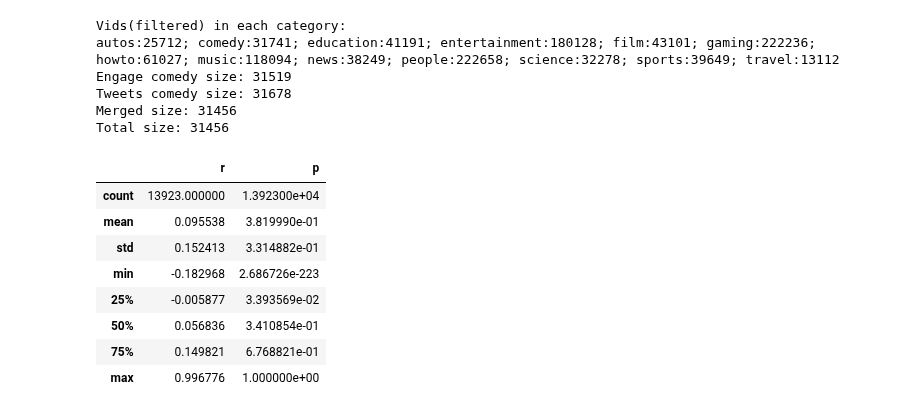
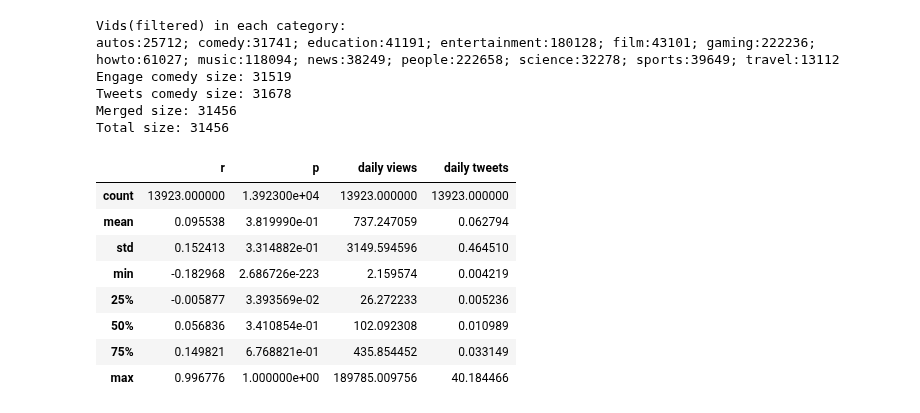
Before and after one commit to septasset/hip-popularity, a Jupyter notebook: data_analysis/engage16_temporal_views_promotion_long-term.ipynb, the cells around one changed output. Saved outputs shown, nothing was run; the diff lists cells and outputs as text; code cells hidden in the pictures.

```diff
--- a/data_analysis/engage16_temporal_views_promotion_long-term.ipynb
+++ b/data_analysis/engage16_temporal_views_promotion_long-term.ipynb
@@ -15,9 +15,13 @@ from tqdm import tqdm
 
 from util_read import engage_read, read_vids, engage_tweets_read, merge_engage_tweets, engage_metadata, compute_period_daily
 # %%
-file_vids_filter_all = "C:/Users/u6314203/pyProjects/hip-popularity/data/engage16/filtered/vids_filter_all.csv"
-engage_dataset_base = "G:/MLCV dataset/engagement'16/tweeted_videos"
-tweets_dataset_base = "G:/MLCV dataset/engagement'16/tweets_dataset_fixTZ"
+file_vids_filter_all = "/home/users/u6314203/pyProject/hip-popularity/data/engage16/filtered/vids_filter_all.csv"
+engage_dataset_base = "/localdata/u6314203/dataset_engage16/tweeted_videos"
+tweets_dataset_base = "/localdata/u6314203/dataset_tweets_engage/dataset_tweets_fixTZ"
+
+# file_vids_filter_all = "C:/Users/u6314203/pyProjects/hip-popularity/data/engage16/filtered/vids_filter_all.csv"
+# engage_dataset_base = "G:/MLCV dataset/engagement'16/tweeted_videos"
+# tweets_dataset_base = "G:/MLCV dataset/engagement'16/tweets_dataset_fixTZ"
 
 categories_eligible = ["autos", "comedy","education","entertainment", \
                        "film","gaming","howto","music",\
@@ -47,25 +51,25 @@ Total size: 31456
 # %%
 timepoint = 90
 pearsonr_vals = []
 vids = []
 for k, vals in merged_dataset.items():
     series_views = vals["viewCounts"][timepoint:]
     series_tweets = vals["tweets"][timepoint:]
     r, p = stats.pearsonr(series_views, series_tweets)
-    pearsonr_vals.append([r,p])
+    pearsonr_vals.append([r,p,np.mean(series_views),np.mean(series_tweets)])
     vids.append(k)
 
-df_pearsonr = pd.DataFrame(pearsonr_vals, columns=["r", "p"], index=vids)
+df_pearsonr = pd.DataFrame(pearsonr_vals, columns=["r", "p", "daily views", "daily tweets"], index=vids)
 df_pearsonr = df_pearsonr[[not x for x in np.isnan(df_pearsonr["r"])]]
 pd.DataFrame.describe(df_pearsonr)
 # %% [output]
-|  | r | p |
-| count | 13923.000000 | 1.392300e+04 |
-| mean | 0.095538 | 3.819990e-01 |
-| std | 0.152413 | 3.314882e-01 |
-| min | -0.182968 | 2.686726e-223 |
-| 25% | -0.005877 | 3.393569e-02 |
-| 50% | 0.056836 | 3.410854e-01 |
-| 75% | 0.149821 | 6.768821e-01 |
-| max | 0.996776 | 1.000000e+00 |
+|  | r | p | daily views | daily tweets |
+| count | 13923.000000 | 1.392300e+04 | 13923.000000 | 13923.000000 |
+| mean | 0.095538 | 3.819990e-01 | 737.247059 | 0.062794 |
+| std | 0.152413 | 3.314882e-01 | 3149.594596 | 0.464510 |
+| min | -0.182968 | 2.686726e-223 | 2.159574 | 0.004219 |
+| 25% | -0.005877 | 3.393569e-02 | 26.272233 | 0.005236 |
+| 50% | 0.056836 | 3.410854e-01 | 102.092308 | 0.010989 |
+| 75% | 0.149821 | 6.768821e-01 | 435.854452 | 0.033149 |
+| max | 0.996776 | 1.000000e+00 | 189785.009756 | 40.184466 |
 # %%
```
Also changed, not shown: parts of 7 cells of this notebook, 2 other files.
